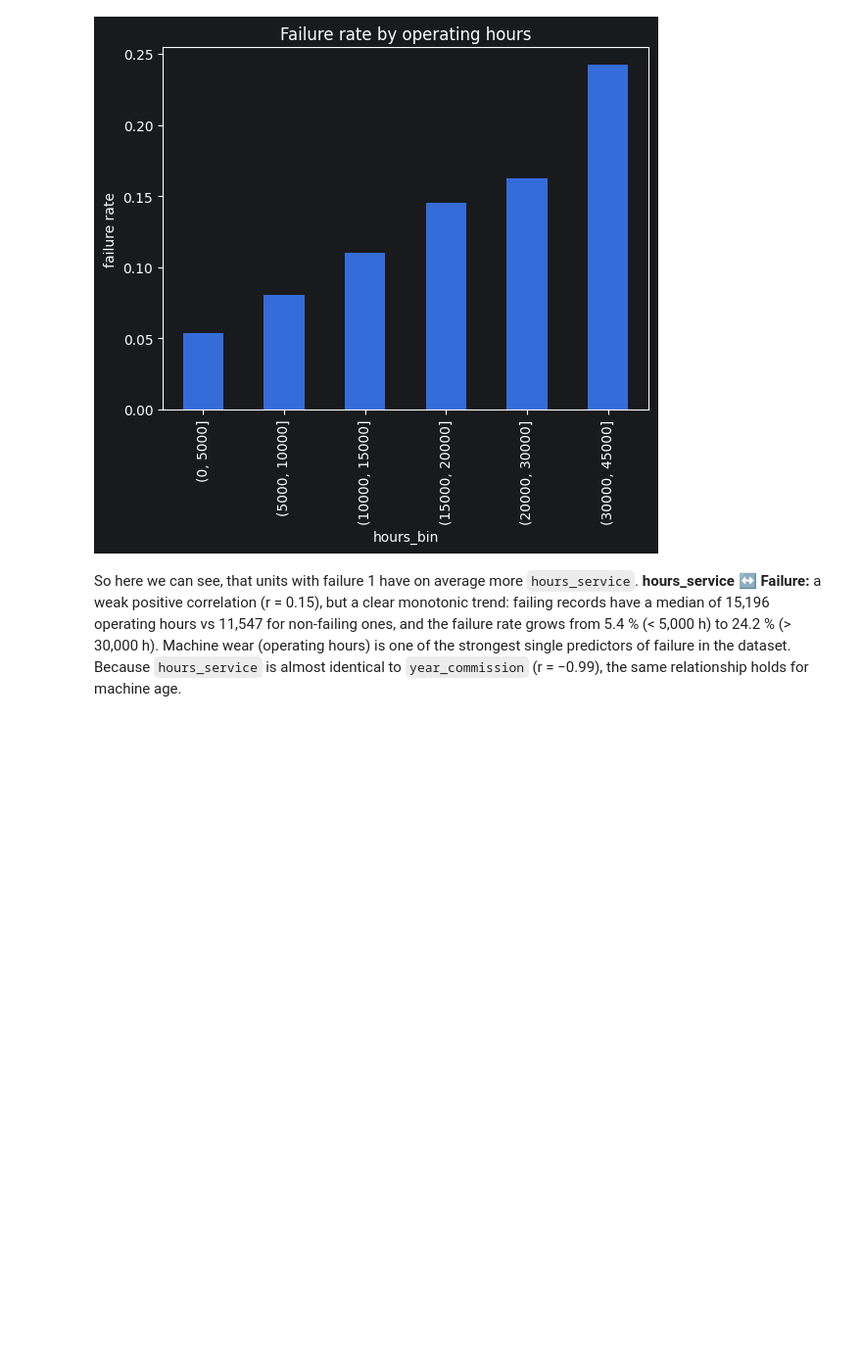
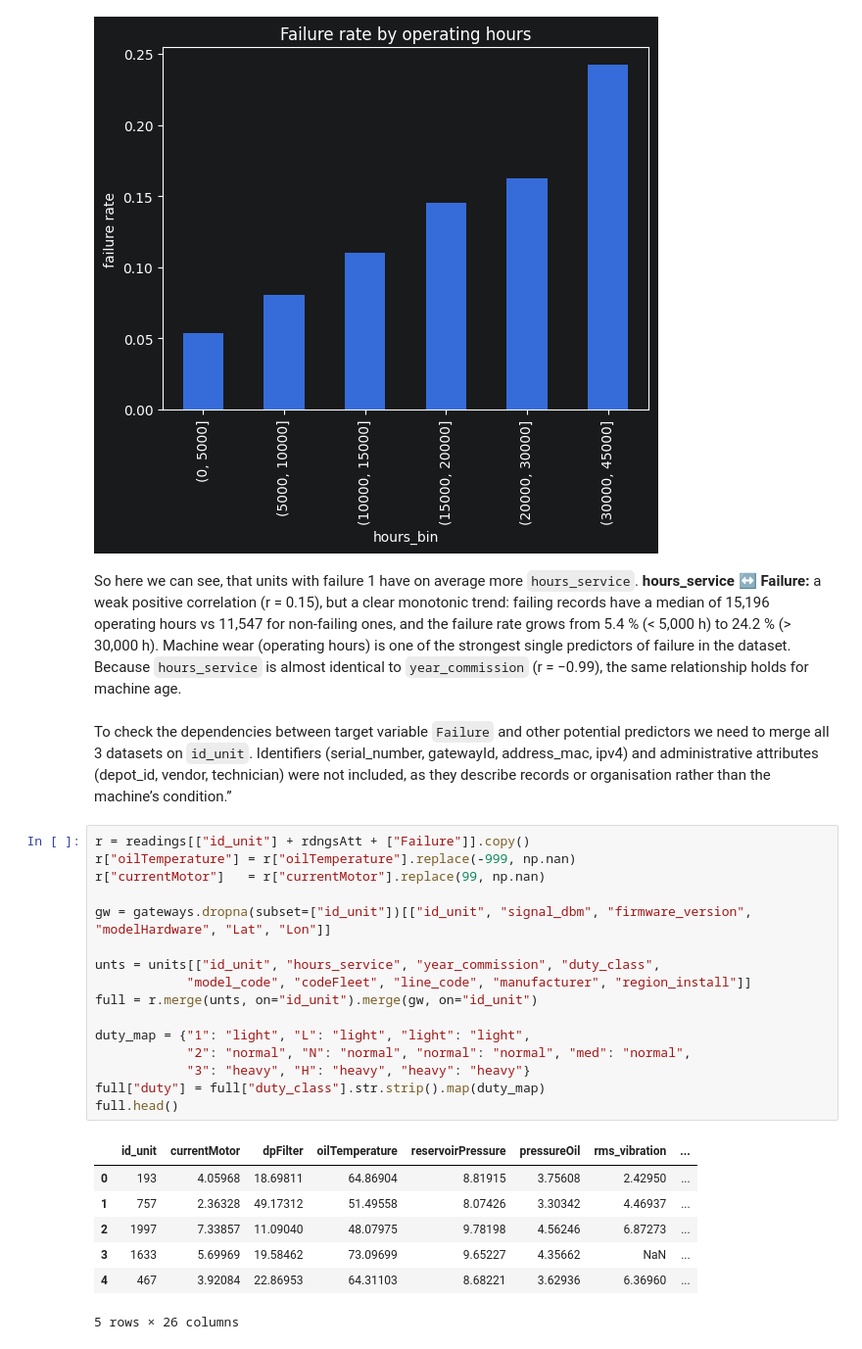
Before and after one commit to yegor-vin/Intelligent-data-analysis--project, a Jupyter notebook: phase-1.ipynb, the cells around one changed output. Shown at 98% size. Drawn from its saved outputs; the diff is of its cells as text; blank space fills up the shorter version.

```diff
--- a/phase-1.ipynb
+++ b/phase-1.ipynb
@@ -648,3 +645,29 @@ So here we can see, that units with failure 1 have on average more `hours_servic
 failing records have a median of 15,196 operating hours vs 11,547 for non-failing ones, and the failure rate grows from 5.4 % (< 5,000 h) to 24.2 % (> 30,000 h). Machine wear (operating hours) is one of the
 strongest single predictors of failure in the dataset. Because `hours_service` is almost identical
 to `year_commission` (r = −0.99), the same relationship holds for machine age.
+# %% [markdown]
+To check the dependencies between target variable `Failure` and other potential predictors we need to merge all 3 datasets on `id_unit`. Identifiers (serial_number, gatewayId, address_mac, ipv4) and administrative attributes (depot_id, vendor, technician) were not included, as they describe records or organisation rather than the machine’s condition.”
+# %%
+r = readings[["id_unit"] + rdngsAtt + ["Failure"]].copy()
+r["oilTemperature"] = r["oilTemperature"].replace(-999, np.nan)
+r["currentMotor"]   = r["currentMotor"].replace(99, np.nan)
+
+gw = gateways.dropna(subset=["id_unit"])[["id_unit", "signal_dbm", "firmware_version", "modelHardware", "Lat", "Lon"]]
+
+unts = units[["id_unit", "hours_service", "year_commission", "duty_class",
+            "model_code", "codeFleet", "line_code", "manufacturer", "region_install"]]
+full = r.merge(unts, on="id_unit").merge(gw, on="id_unit")
+
+duty_map = {"1": "light", "L": "light", "light": "light",
+            "2": "normal", "N": "normal", "normal": "normal", "med": "normal",
+            "3": "heavy", "H": "heavy", "heavy": "heavy"}
+full["duty"] = full["duty_class"].str.strip().map(duty_map)
+full.head()
+# %% [output]
+|  | id_unit | currentMotor | dpFilter | oilTemperature | reservoirPressure | pressureOil | rms_vibration | ... |
+| 0 | 193 | 4.05968 | 18.69811 | 64.86904 | 8.81915 | 3.75608 | 2.42950 | ... |
+| 1 | 757 | 2.36328 | 49.17312 | 51.49558 | 8.07426 | 3.30342 | 4.46937 | ... |
+| 2 | 1997 | 7.33857 | 11.09040 | 48.07975 | 9.78198 | 4.56246 | 6.87273 | ... |
+| 3 | 1633 | 5.69969 | 19.58462 | 73.09699 | 9.65227 | 4.35662 | NaN | ... |
+| 4 | 467 | 3.92084 | 22.86953 | 64.31103 | 8.68221 | 3.62936 | 6.36960 | ... |
+5 rows × 26 columns
```
Also changed, not shown: parts of 10 cells of this notebook.
